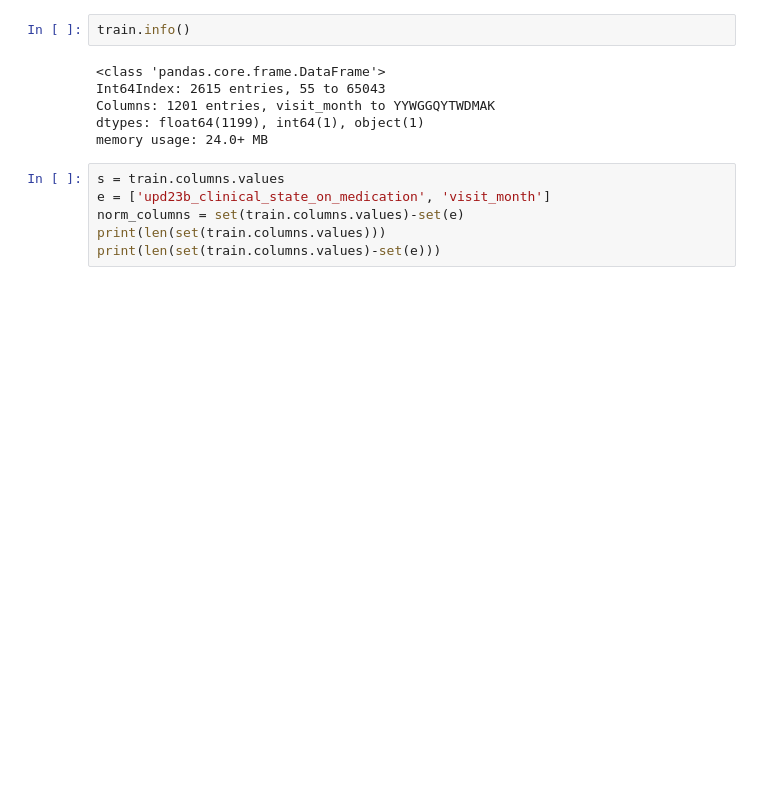
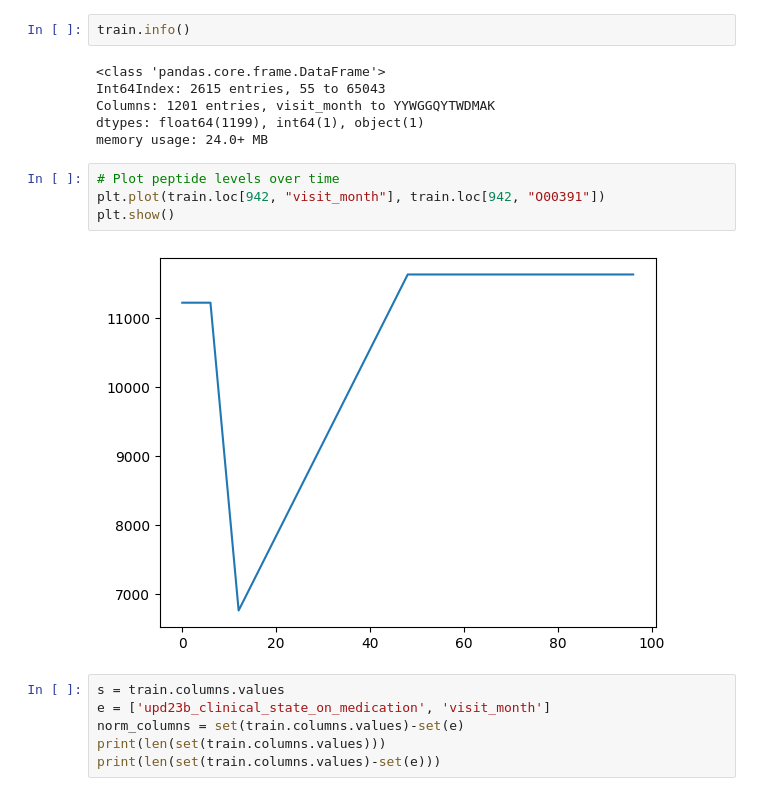
Before and after one commit to carloscastmar/Parkinson-s-Disease-Progression-Prediction, a Jupyter notebook: eda.ipynb, the cells around one changed output. Drawn from its saved outputs; the diff is of its cells as text; blank space fills up the shorter version.

```diff
--- a/eda.ipynb
+++ b/eda.ipynb
@@ -134,6 +162,12 @@ Int64Index: 2615 entries, 55 to 65043
 Columns: 1201 entries, visit_month to YYWGGQYTWDMAK
 dtypes: float64(1199), int64(1), object(1)
 memory usage: 24.0+ MB
+# %%
+# Plot peptide levels over time
+plt.plot(train.loc[942, "visit_month"], train.loc[942, "O00391"])
+plt.show()
+# %% [output]
+[figure, added]
 # %%
 s = train.columns.values
 e = ['upd23b_clinical_state_on_medication', 'visit_month']
```
Also changed, not shown: parts of 9 cells of this notebook, 2 other files.
